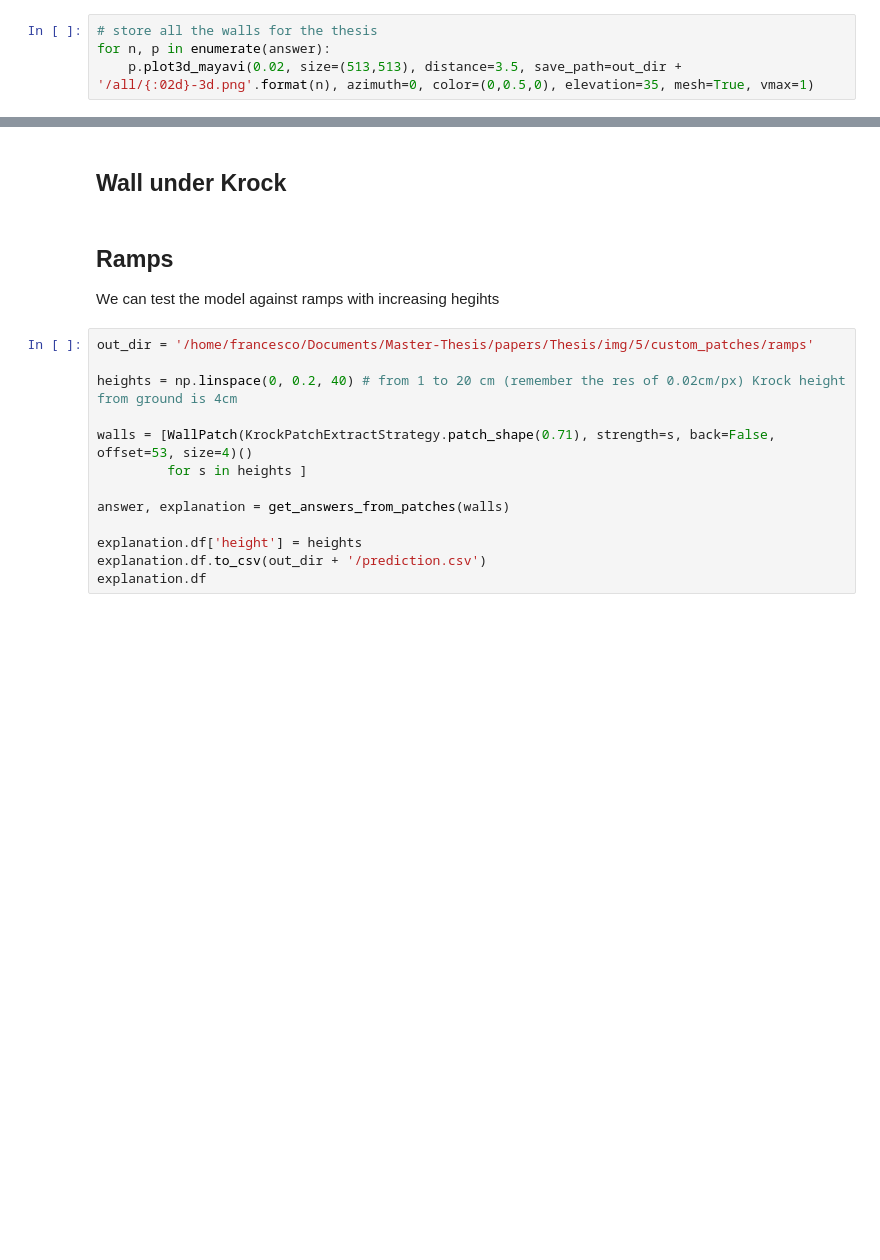
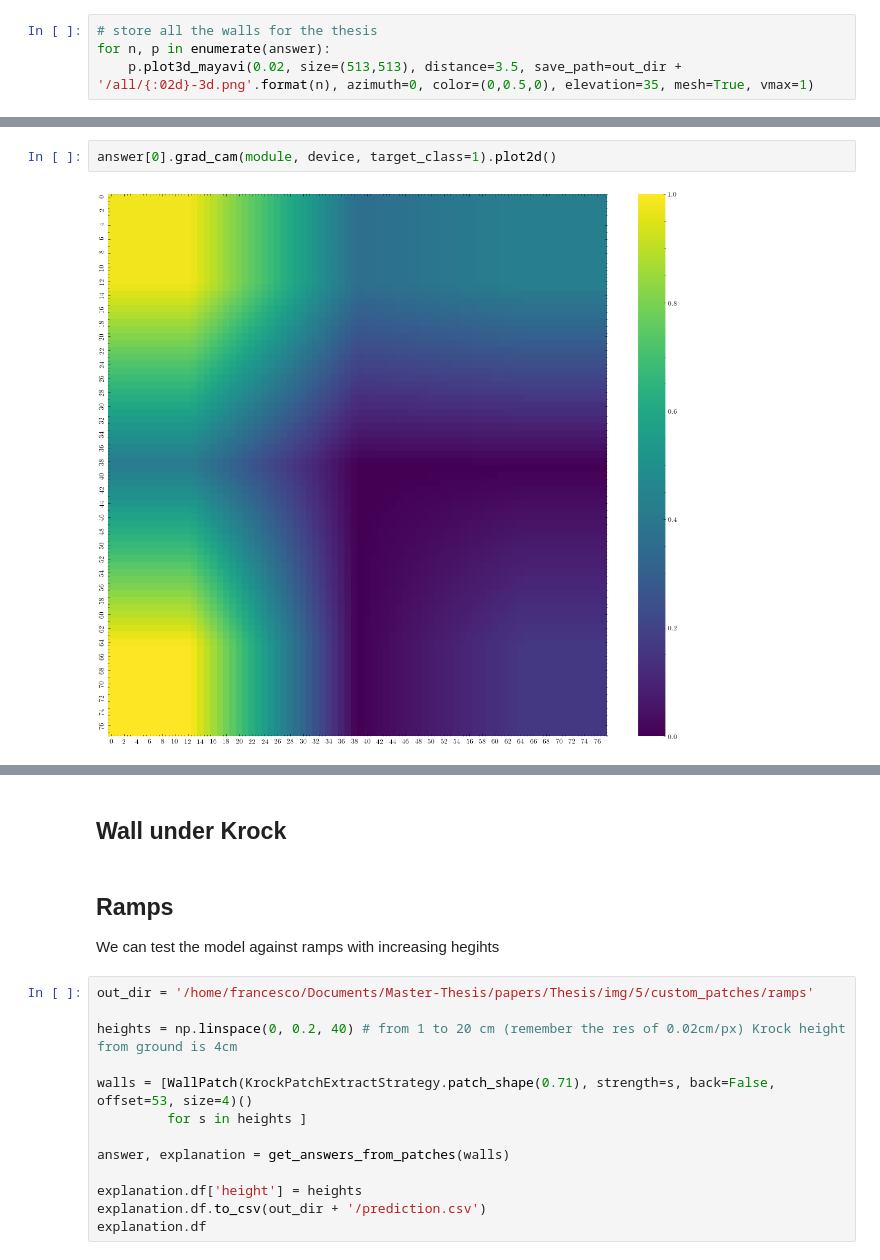
Before and after one commit to FrancescoSaverioZuppichini/Master-Thesis, a Jupyter notebook: core/interpretability-dataset.ipynb, the cells around one changed output, grey strips where cells are left out. Cells and saved outputs as stored; diff of their text form; blank space fills up the shorter version.

```diff
--- a/core/interpretability-dataset.ipynb
+++ b/core/interpretability-dataset.ipynb
@@ -328,0 +318,4 @@ answer[20].plot2d()
+# %%
+answer[0].grad_cam(module, device, target_class=1).plot2d()
+# %% [output]
+[figure, added]
```
Also changed, not shown: parts of 45 cells of this notebook, 11 other files.
